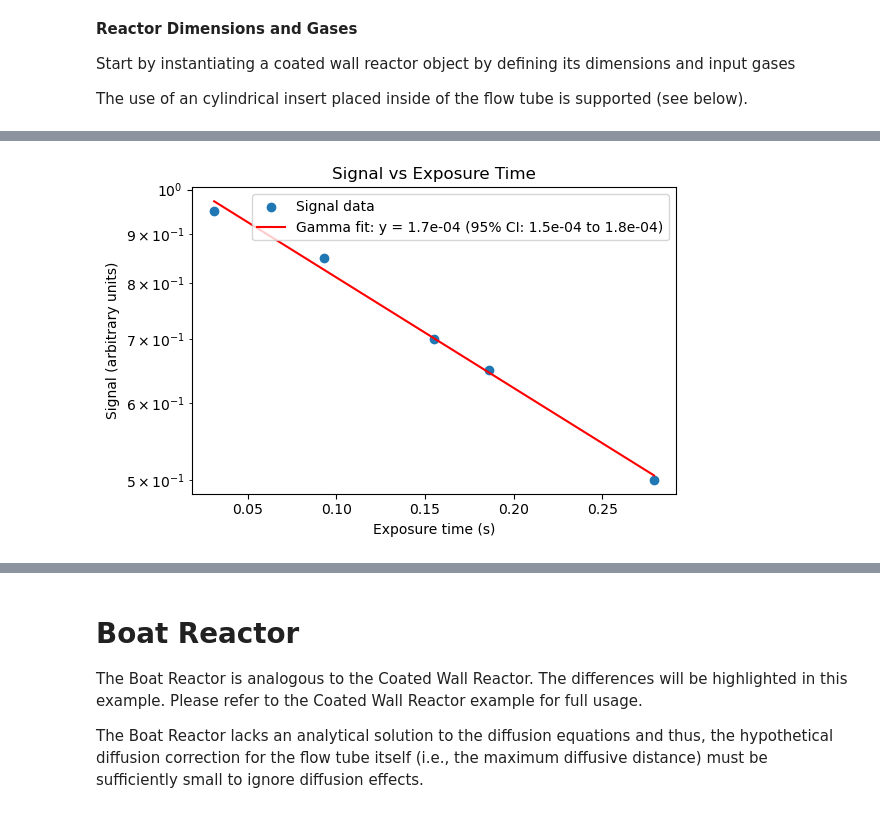
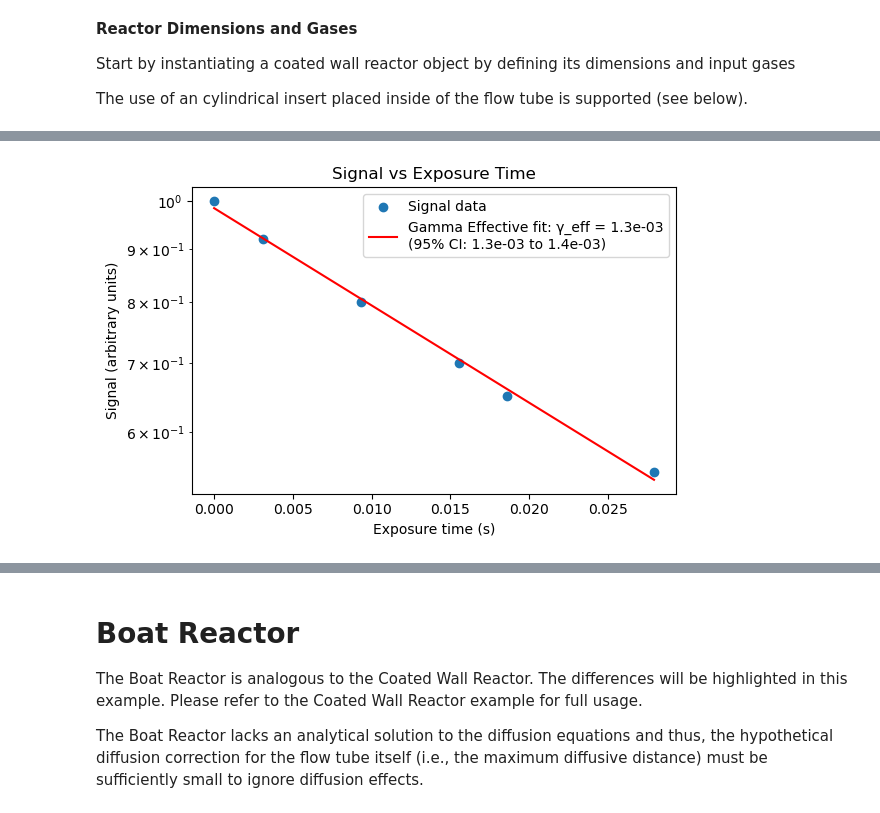
Before and after one commit to c-pedersen/flowtube, a Jupyter notebook: docs/src/01_example_usage.ipynb, the cells around one changed output, grey strips where cells are left out. Cells and saved outputs as stored; diff of their text form; code cells hidden in the pictures.

Commit message:
Bring examples up to date

```diff
--- a/docs/src/01_example_usage.ipynb
+++ b/docs/src/01_example_usage.ipynb
@@ -182,56 +190,50 @@ cwr.reactant_uptake(hypothetical_gamma=hypothetical_gamma)
 # %%
-### 4. Fit Experimental Data to Extract Gamma ###
-# If you have experimental data for the reactant gas uptake, you can fit the data to
-# extract the effective uptake coefficient. Example experimental data:
-
-# Signal (arbitrary units)
-signal = [0.95, 0.85, 0.7, 0.65, 0.5]
+# Example experimental data:
+signal = [1, 0.92, 0.8, 0.7, 0.65, 0.55]
 
 # Corresponding exposure values (can be in seconds or centimeters of injector travel)
 # If using exposure in centimeters, the code will convert to cm of injector travel
 # using the flow rate and reactor geometry. If using exposure in s, the code will use
 # the input values directly. NOTE: Exposure and signal should be anti-correlated so as
 # the injector is pulled upstream (increasing exposure), the signal decreases.
-exposure = [1, 3, 5, 6, 9]
+exposure = [0, 1, 3, 5, 6, 9]
 exposure_units = "cm"
 
-k, intercept, r_value, gamma, gamma_lower, gamma_upper = cwr.calculate_gamma(
+exposure_times, k, intercept, r_value, gamma_eff, gamma_eff_lower, gamma_eff_upper = cwr.calculate_gamma_effective(
     concentrations=signal, exposure=exposure, exposure_units=exposure_units
 )
 
-# k is fitted first order rate constant (cm/s)
+# exposure_times is the exposure time in seconds
+# k is fitted first order rate constant (s-1)
 # intercept is the y-intercept of the fit
 # r_value is the correlation coefficient for the fit
-# gamma is the fitted uptake coefficient
-# gamma_lower is the lower bound of the 95% confidence interval for gamma
-# gamma_upper is the upper bound of the 95% confidence interval for gamma
+# gamma_eff is the fitted effective uptake coefficient
+# gamma_eff_lower is the lower bound of the 95% confidence interval for gamma_eff
+# gamma_eff_upper is the upper bound of the 95% confidence interval for gamma_eff
 # %%
-# It's a good idea to plot the data and the fit to visually inspect the quality of the
-# fit and the agreement between the data and the fitted curve.
-
 import matplotlib.pyplot as plt
 import numpy as np
 
 # Convert exposure (cm) to time-like axis using flow velocity
-x = np.array(exposure) / cwr.FT_flow_velocity
+x = exposure_times
 y = np.array(signal)
 
 # Linear fit from previously fitted parameters
 y_fit = np.exp(-k * x + intercept)
 
 plt.figure(figsize=(6, 4))
 plt.scatter(x, y, label="Signal data")
 plt.plot(
     x,
     y_fit,
     color="red",
-    label=f"Gamma fit: y = {gamma:.1e} (95% CI: {gamma_lower:.1e} to {gamma_upper:.1e})",
+    label=f"Gamma Effective fit: γ_eff = {gamma_eff:.1e}\n(95% CI: {gamma_eff_lower:.1e} to {gamma_eff_upper:.1e})",
 )
 plt.xlabel("Exposure time (s)")
 plt.ylabel("Signal (arbitrary units)")
 plt.title("Signal vs Exposure Time")
 plt.yscale("log")
 plt.legend()
 plt.tight_layout()
 # %% [output]
-[figure, old version]
+[figure, new version]
```
Also changed, not shown: parts of 23 cells of this notebook, 1 other file.
